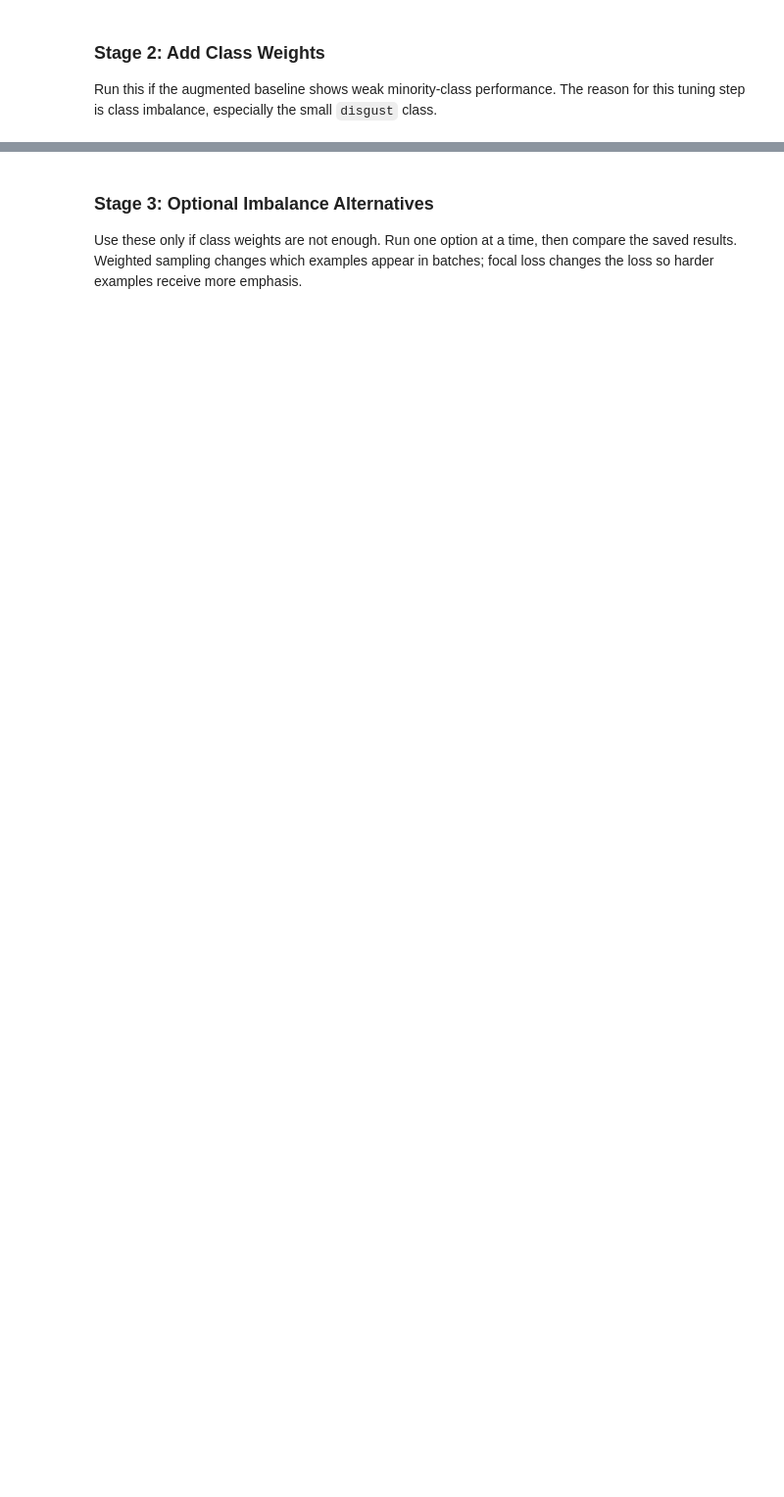
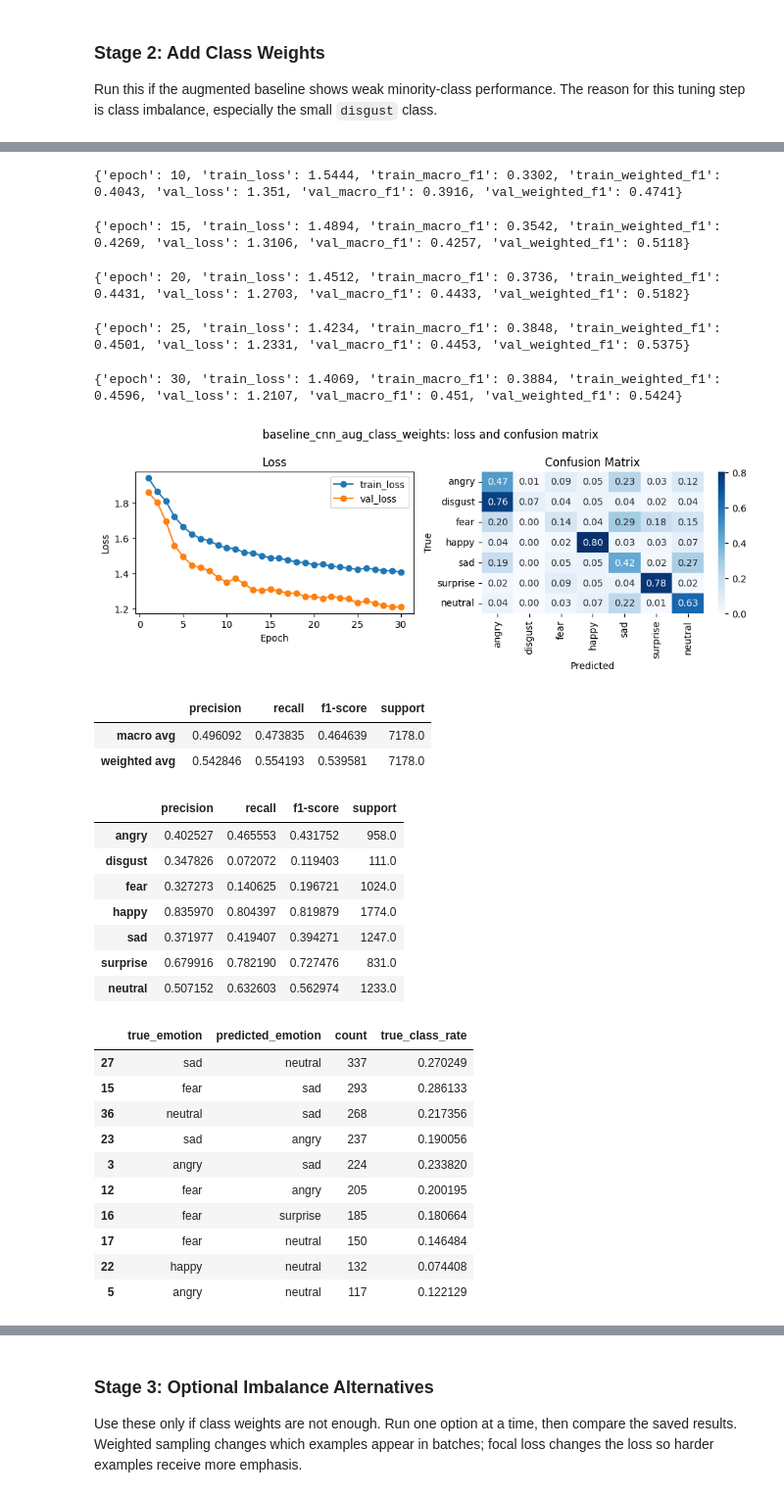
Before and after one commit to zsykk/DL-final-project, a Jupyter notebook: notebooks/02_train_experiments.ipynb, the cells around one changed output, grey strips where cells are left out. Shown at 98% size. Drawn from its saved outputs; the diff is of its cells as text; code cells hidden in the pictures; blank space fills up the shorter version.

```diff
--- a/notebooks/02_train_experiments.ipynb
+++ b/notebooks/02_train_experiments.ipynb
@@ -239,10 +286,11 @@ baseline_cnn_aug_class_weights_config = {
     'train_config': TransformConfig(image_size=48, channels=1, augment=True),
     'eval_config': TransformConfig(image_size=48, channels=1, augment=False),
     'lr': 1e-3,
-    'epochs': 20,
+    'epochs': 30,
     'use_class_weights': True,
     'weighted_sampler': False,
     'loss_name': 'cross_entropy',
 }
 
 history_weight, report_weight, confusions_weight = run_config_stage(baseline_cnn_aug_class_weights_config)
+# %% [output]
@@ -249 +299,29 @@ history_weight, report_weight, confusions_weight = run_config_stage(baseline_cnn
+{'epoch': 10, 'train_loss': 1.5444, 'train_macro_f1': 0.3302, 'train_weighted_f1': 0.4043, 'val_loss': 1.351, 'val_macro_f1': 0.3916, 'val_weighted_f1': 0.4741}
+{'epoch': 15, 'train_loss': 1.4894, 'train_macro_f1': 0.3542, 'train_weighted_f1': 0.4269, 'val_loss': 1.3106, 'val_macro_f1': 0.4257, 'val_weighted_f1': 0.5118}
+{'epoch': 20, 'train_loss': 1.4512, 'train_macro_f1': 0.3736, 'train_weighted_f1': 0.4431, 'val_loss': 1.2703, 'val_macro_f1': 0.4433, 'val_weighted_f1': 0.5182}
+{'epoch': 25, 'train_loss': 1.4234, 'train_macro_f1': 0.3848, 'train_weighted_f1': 0.4501, 'val_loss': 1.2331, 'val_macro_f1': 0.4453, 'val_weighted_f1': 0.5375}
+{'epoch': 30, 'train_loss': 1.4069, 'train_macro_f1': 0.3884, 'train_weighted_f1': 0.4596, 'val_loss': 1.2107, 'val_macro_f1': 0.451, 'val_weighted_f1': 0.5424}
+[figure, added]
+|  | precision | recall | f1-score | support |
+| macro avg | 0.496092 | 0.473835 | 0.464639 | 7178.0 |
+| weighted avg | 0.542846 | 0.554193 | 0.539581 | 7178.0 |
+|  | precision | recall | f1-score | support |
+| angry | 0.402527 | 0.465553 | 0.431752 | 958.0 |
+| disgust | 0.347826 | 0.072072 | 0.119403 | 111.0 |
+| fear | 0.327273 | 0.140625 | 0.196721 | 1024.0 |
+| happy | 0.835970 | 0.804397 | 0.819879 | 1774.0 |
+| sad | 0.371977 | 0.419407 | 0.394271 | 1247.0 |
+| surprise | 0.679916 | 0.782190 | 0.727476 | 831.0 |
+| neutral | 0.507152 | 0.632603 | 0.562974 | 1233.0 |
+|  | true_emotion | predicted_emotion | count | true_class_rate |
+| 27 | sad | neutral | 337 | 0.270249 |
+| 15 | fear | sad | 293 | 0.286133 |
+| 36 | neutral | sad | 268 | 0.217356 |
+| 23 | sad | angry | 237 | 0.190056 |
+| 3 | angry | sad | 224 | 0.233820 |
+| 12 | fear | angry | 205 | 0.200195 |
+| 16 | fear | surprise | 185 | 0.180664 |
+| 17 | fear | neutral | 150 | 0.146484 |
+| 22 | happy | neutral | 132 | 0.074408 |
+| 5 | angry | neutral | 117 | 0.122129 |
 # %% [markdown]
```
Also changed, not shown: parts of 13 cells of this notebook.
